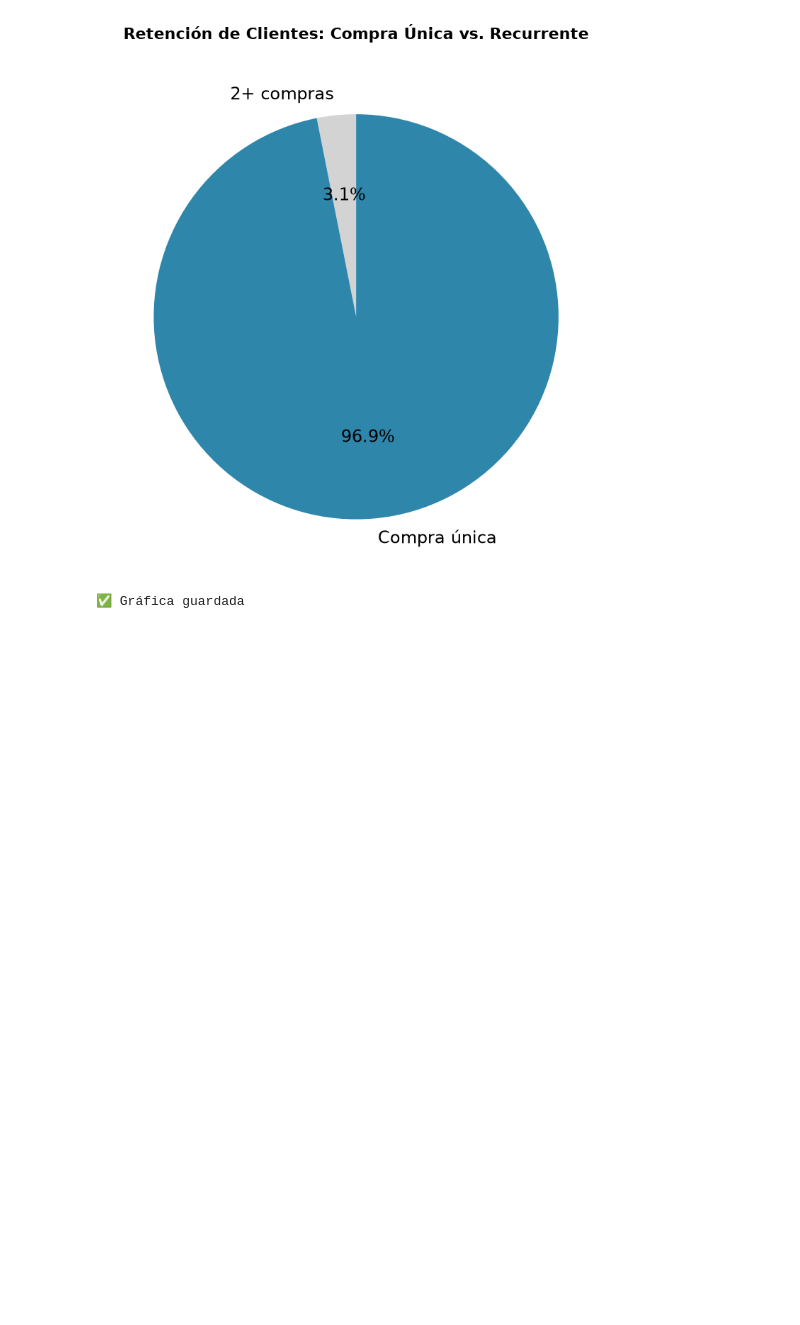
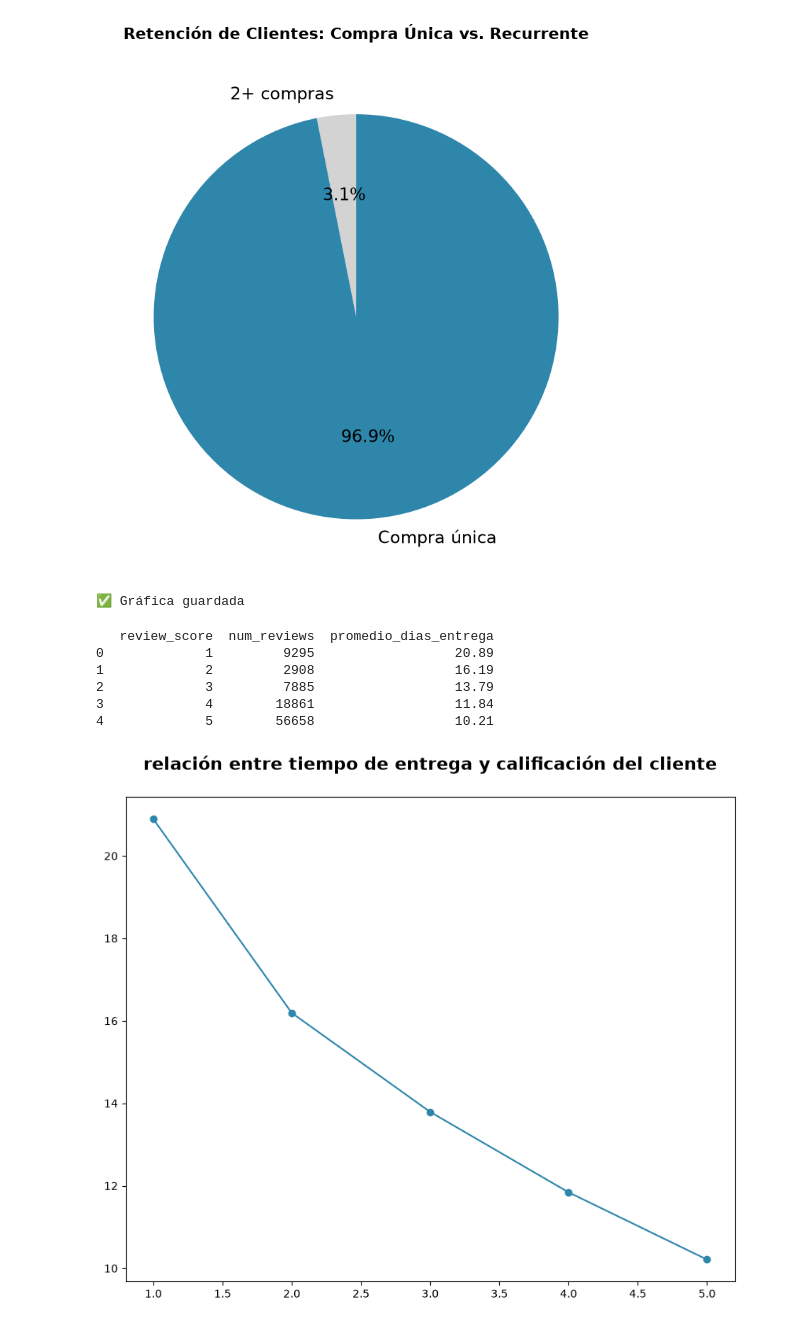
Before and after one commit to Lucas-Jimenez-uribe/olist-ecommerce-analysis, a Jupyter notebook: notebooks/analisis_completo.ipynb, the cells around one changed output. Cells and saved outputs as stored; diff of their text form; code cells hidden in the pictures; blank space fills up the shorter version.

```diff
--- a/notebooks/analisis_completo.ipynb
+++ b/notebooks/analisis_completo.ipynb
@@ -323,3 +323,49 @@ print("✅ Gráfica guardada")
 # %% [output]
 [figure]
 ✅ Gráfica guardada
+# %%
+query_q4 = """
+SELECT
+    orv.review_score,
+    COUNT(*) AS num_reviews,
+    ROUND(AVG(EXTRACT(DAY FROM (o.order_delivered_customer_date - o.order_purchase_timestamp))), 2) AS promedio_dias_entrega
+FROM orders o
+INNER JOIN order_reviews orv
+  ON o.order_id = orv.order_id
+WHERE o.order_delivered_customer_date IS NOT NULL
+GROUP BY orv.review_score
+ORDER BY orv.review_score ASC;
+"""
+
+# Traer datos en un DataFrame
+df_q4 = pd.read_sql(query_q4, conn)
+
+# Ver los datos
+print(df_q4)
+# %% [output]
+   review_score  num_reviews  promedio_dias_entrega
+0             1         9295                  20.89
+1             2         2908                  16.19
+2             3         7885                  13.79
+3             4        18861                  11.84
+4             5        56658                  10.21
+# %%
+import matplotlib.pyplot as plt
+import seaborn as sns
+
+df_q4 = pd.read_sql(query_q4, conn)
+
+# Color basado en el CONTENIDO de la fila, no en su posición/índice
+
+plt.figure(figsize=(10, 8))
+plt.plot(df_q4['review_score'],
+        df_q4['promedio_dias_entrega'],
+        color='#2E86AB',
+        marker='o')
+
+plt.title('relación entre tiempo de entrega y calificación del cliente',
+          fontsize=16, fontweight='bold', pad=25)
+
+plt.show()
+# %% [output]
+[figure, added]
```
Also changed, not shown: parts of 2 cells of this notebook, 1 other file.
